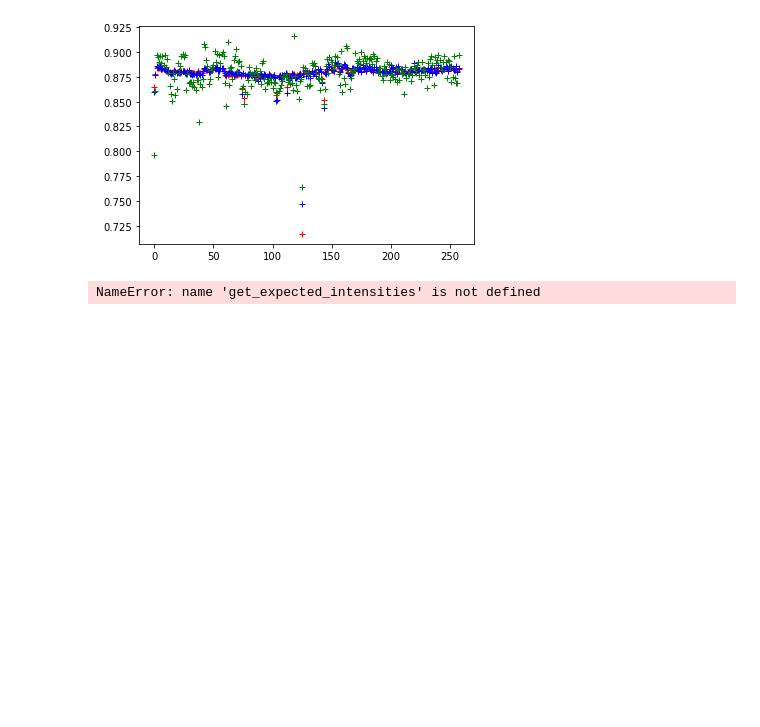
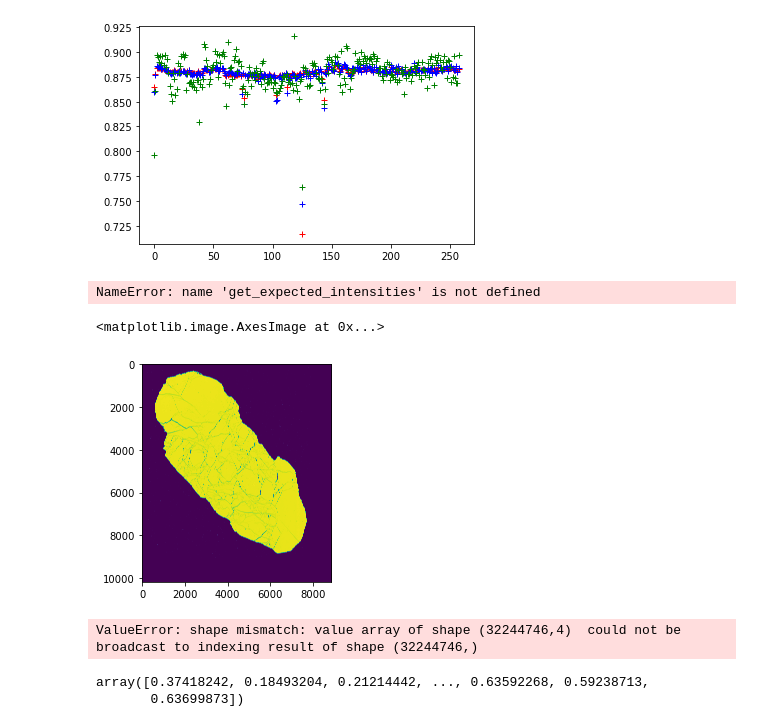
Before and after one commit to IExistSometimes/TIFF-An-y, a Jupyter notebook: Mapper.ipynb, the cells around one changed output. Cells and saved outputs as stored; diff of their text form; code cells hidden in the pictures; blank space fills up the shorter version.

Commit message:
Minor progress on colouriser

```diff
--- a/Mapper.ipynb
+++ b/Mapper.ipynb
@@ -1524,0 +1535,18 @@ def colourise(anorthites_image):
+# %%
+anint_test_params = np.array([8.33967355e-07, -1.48233734e-06,  3.21639880e+00, -2.86262491e+00, 0])
+# %%
+anorth_image, anorth_nums = anorthise(image, anint_test_params)
+# %%
+plt.imshow(anorth_image)
+# %% [output]
+<matplotlib.image.AxesImage at 0x...>
+[figure, added]
+# %%
+colour_im, colour_nums = colourise(anorth_image)
+# %% [output]
+ValueError: shape mismatch: value array of shape (32244746,4)  could not be broadcast to indexing result of shape (32244746,)
+# %%
+anorth_nums
+# %% [output]
+array([0.37418242, 0.18493204, 0.21214442, ..., 0.63592268, 0.59238713,
+       0.63699873])
```
Also changed, not shown: parts of 2 cells of this notebook, 1 other file.
